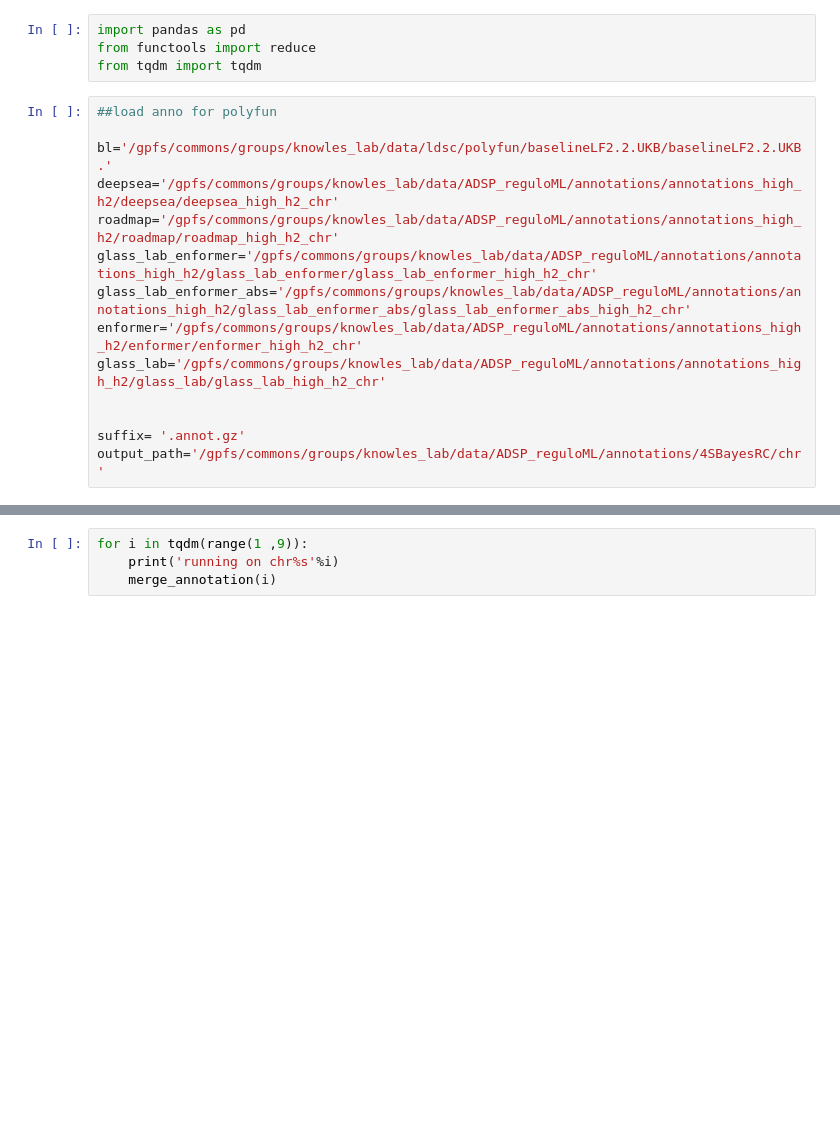
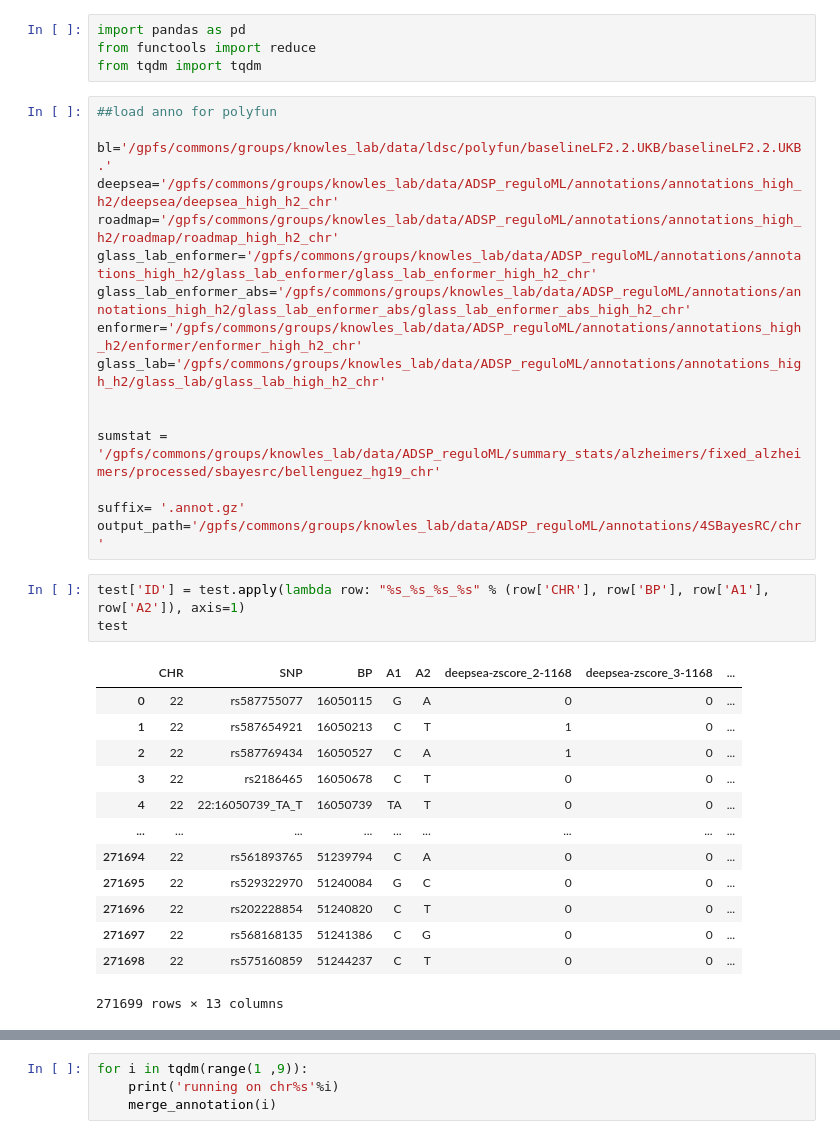
Before and after one commit to teresa-sansan/ADSP_polyfun, a Jupyter notebook: SBayesRC/create_anno.ipynb, the cells around one changed output, grey strips where cells are left out. Cells and saved outputs as stored; diff of their text form; blank space fills up the shorter version.

```diff
--- a/SBayesRC/create_anno.ipynb
+++ b/SBayesRC/create_anno.ipynb
@@ -14,8 +14,27 @@ enformer='/gpfs/commons/groups/knowles_lab/data/ADSP_reguloML/annotations/annota
 glass_lab='/gpfs/commons/groups/knowles_lab/data/ADSP_reguloML/annotations/annotations_high_h2/glass_lab/glass_lab_high_h2_chr'
 
 
+sumstat = '/gpfs/commons/groups/knowles_lab/data/ADSP_reguloML/summary_stats/alzheimers/fixed_alzheimers/processed/sbayesrc/bellenguez_hg19_chr'
+
 suffix= '.annot.gz'
 output_path='/gpfs/commons/groups/knowles_lab/data/ADSP_reguloML/annotations/4SBayesRC/chr'
+# %%
+test['ID'] = test.apply(lambda row: "%s_%s_%s_%s" % (row['CHR'], row['BP'], row['A1'], row['A2']), axis=1)
+test
+# %% [output]
+|  | CHR | SNP | BP | A1 | A2 | deepsea-zscore_2-1168 | deepsea-zscore_3-1168 | ... |
+| 0 | 22 | rs587755077 | 16050115 | G | A | 0 | 0 | ... |
+| 1 | 22 | rs587654921 | 16050213 | C | T | 1 | 0 | ... |
+| 2 | 22 | rs587769434 | 16050527 | C | A | 1 | 0 | ... |
+| 3 | 22 | rs2186465 | 16050678 | C | T | 0 | 0 | ... |
+| 4 | 22 | 22:16050739_TA_T | 16050739 | TA | T | 0 | 0 | ... |
+| ... | ... | ... | ... | ... | ... | ... | ... | ... |
+| 271694 | 22 | rs561893765 | 51239794 | C | A | 0 | 0 | ... |
+| 271695 | 22 | rs529322970 | 51240084 | G | C | 0 | 0 | ... |
+| 271696 | 22 | rs202228854 | 51240820 | C | T | 0 | 0 | ... |
+| 271697 | 22 | rs568168135 | 51241386 | C | G | 0 | 0 | ... |
+| 271698 | 22 | rs575160859 | 51244237 | C | T | 0 | 0 | ... |
+271699 rows × 13 columns
 # %%
 def merge_annotation(chrom):
     annotations = [bl, deepsea, roadmap, glass_lab_enformer, glass_lab_enformer_abs, enformer, glass_lab]
```
Also changed, not shown: parts of 8 cells of this notebook, 39 other files.
